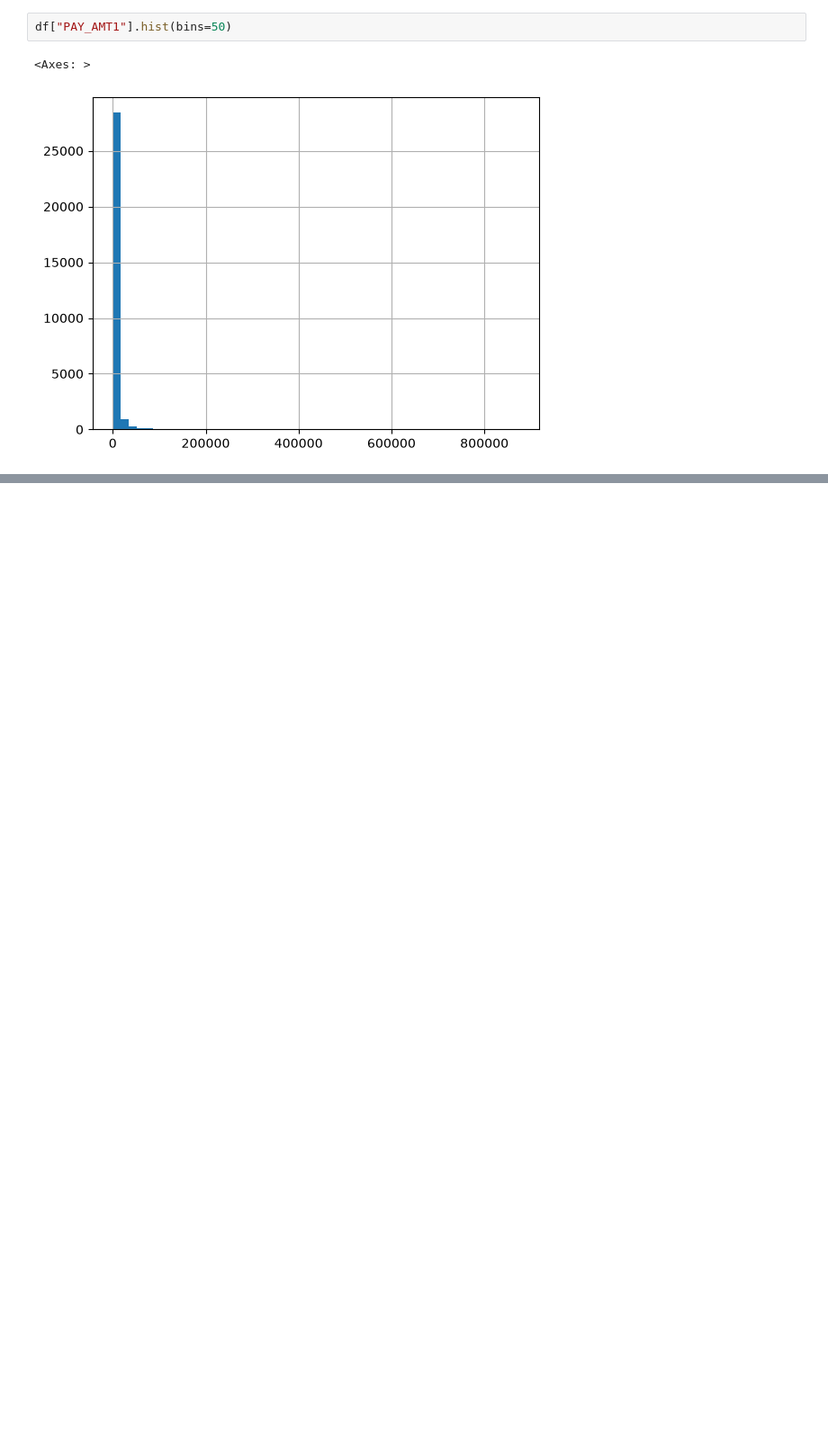
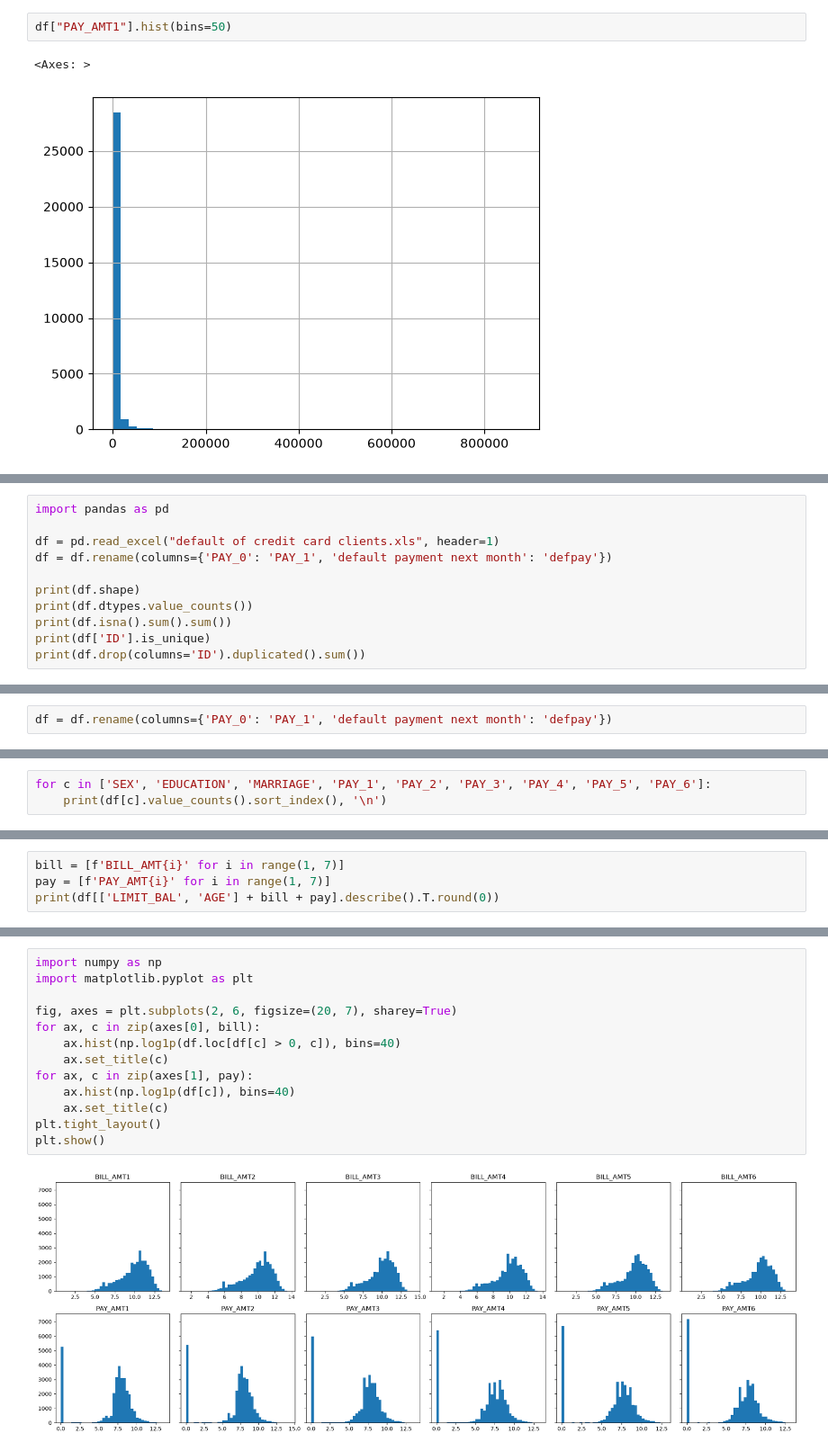
Before and after one commit to Luben69/Default-of-Credit-Card-Clients, a Jupyter notebook: Untitled.ipynb, the cells around one changed output, grey strips where cells are left out. Shown at 90% size. Cells and saved outputs as stored; diff of their text form; blank space fills up the shorter version.

```diff
--- a/Untitled.ipynb
+++ b/Untitled.ipynb
@@ -447,0 +539,11 @@ df["PAY_AMT1"].hist(bins=50)
+# %%
+import pandas as pd
+
+df = pd.read_excel("default of credit card clients.xls", header=1)
+df = df.rename(columns={'PAY_0': 'PAY_1', 'default payment next month': 'defpay'})
+
+print(df.shape)
+print(df.dtypes.value_counts())
+print(df.isna().sum().sum())
+print(df['ID'].is_unique)
+print(df.drop(columns='ID').duplicated().sum())
@@ -447,0 +598,2 @@ df["PAY_AMT1"].hist(bins=50)
+# %%
+df = df.rename(columns={'PAY_0': 'PAY_1', 'default payment next month': 'defpay'})
@@ -447,0 +604,3 @@ df["PAY_AMT1"].hist(bins=50)
+# %%
+for c in ['SEX', 'EDUCATION', 'MARRIAGE', 'PAY_1', 'PAY_2', 'PAY_3', 'PAY_4', 'PAY_5', 'PAY_6']:
+    print(df[c].value_counts().sort_index(), '\n')
@@ -447,0 +625,4 @@ df["PAY_AMT1"].hist(bins=50)
+# %%
+bill = [f'BILL_AMT{i}' for i in range(1, 7)]
+pay = [f'PAY_AMT{i}' for i in range(1, 7)]
+print(df[['LIMIT_BAL', 'AGE'] + bill + pay].describe().T.round(0))
@@ -447,0 +647,15 @@ df["PAY_AMT1"].hist(bins=50)
+# %%
+import numpy as np
+import matplotlib.pyplot as plt
+
+fig, axes = plt.subplots(2, 6, figsize=(20, 7), sharey=True)
+for ax, c in zip(axes[0], bill):
+    ax.hist(np.log1p(df.loc[df[c] > 0, c]), bins=40)
+    ax.set_title(c)
+for ax, c in zip(axes[1], pay):
+    ax.hist(np.log1p(df[c]), bins=40)
+    ax.set_title(c)
+plt.tight_layout()
+plt.show()
+# %% [output]
+[figure, added]
```
Also changed, not shown: parts of 22 cells of this notebook.
